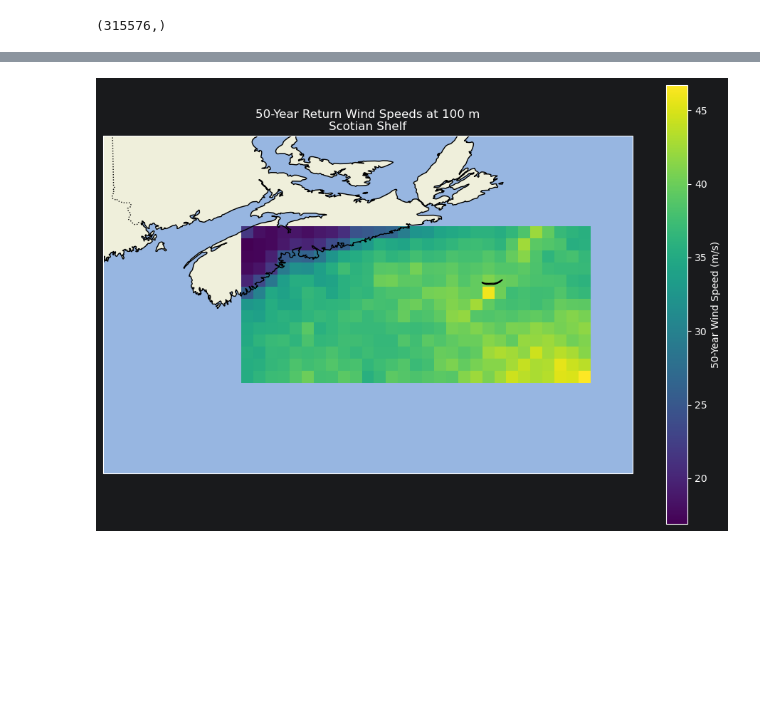
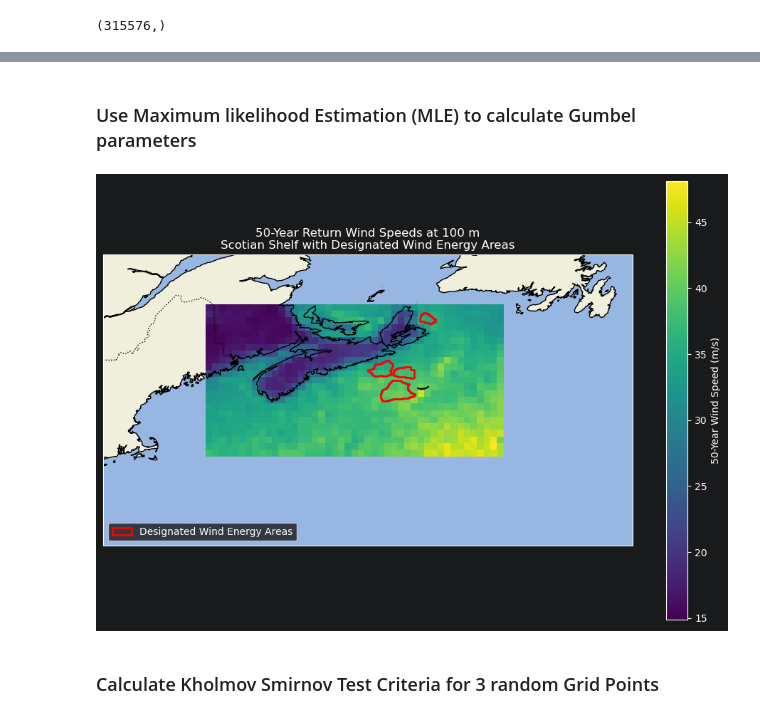
Before and after one commit to Jerjisk/Climate-Data-Analysis, a Jupyter notebook: GEV on Historical ERA5 Data.ipynb, the cells around one changed output, grey strips where cells are left out. Drawn from its saved outputs; the diff is of its cells as text; code cells hidden in the pictures; blank space fills up the shorter version.

Commit message:
Add WEA shapefiles and update wind energy visualization

```diff
--- a/GEV on Historical ERA5 Data.ipynb
+++ b/GEV on Historical ERA5 Data.ipynb
@@ -85,0 +66,2 @@ for i in range(len(lat)):
+# %% [markdown]
+### Use Maximum likelihood Estimation (MLE) to calculate Gumbel parameters
@@ -86,33 +95,86 @@ for i in range(len(lat)):
 # %%
-fig = plt.figure(figsize=(12,8))
+# --------------------------------------------------
+# LOAD DESIGNATED WIND ENERGY AREAS SHAPEFILE
+# --------------------------------------------------
 
+wea = gpd.read_file(
+    r"C:\Users\jerji\PyCharmMiscProject\Data\Designated-WEA\Designated WEA July 29\Designated_WEAs_25_07_29.shp"
+)
+
+# --------------------------------------------------
+# CREATE FIGURE
+# --------------------------------------------------
+
+fig = plt.figure(figsize=(12, 8))
 ax = plt.axes(projection=ccrs.PlateCarree())
 
-# Plot return levels
+# --------------------------------------------------
+# PLOT RETURN LEVEL MAP
+# --------------------------------------------------
+
 mesh = ax.pcolormesh(
     lon,
     lat,
     rl50,
     transform=ccrs.PlateCarree(),
     shading='auto'
 )
 
-# Add coastlines and map features
+# --------------------------------------------------
+# PLOT WIND ENERGY AREAS (Cartopy-safe method)
+# --------------------------------------------------
+
+ax.add_geometries(
+    wea.geometry,
+    crs=ccrs.PlateCarree(),
+    facecolor='none',
+    edgecolor='red',
+    linewidth=2
+)
+
+# --------------------------------------------------
+# MAP FEATURES
+# --------------------------------------------------
+
 ax.coastlines(resolution='10m')
 ax.add_feature(cfeature.LAND)
 ax.add_feature(cfeature.OCEAN)
 ax.add_feature(cfeature.BORDERS, linestyle=':')
 
-# Focus on Nova Scotia / Scotian Shelf
-ax.set_extent([-68, -57, 40, 47])
+# Scotian Shelf extent
+ax.set_extent([-72, -52, 38, 49], crs=ccrs.PlateCarree())
 
-# Colorbar
-cbar = plt.colorbar(mesh, ax=ax)
+# --------------------------------------------------
+# COLORBAR
+# --------------------------------------------------
+
+cbar = plt.colorbar(mesh, ax=ax, orientation='vertical')
 cbar.set_label('50-Year Wind Speed (m/s)')
 
-# Labels/title
-plt.title('50-Year Return Wind Speeds at 100 m\nScotian Shelf')
+# --------------------------------------------------
+# LEGEND (manual, stable)
+# --------------------------------------------------
+
+wea_patch = mpatches.Patch(
+    facecolor='none',
+    edgecolor='red',
+    linewidth=2,
+    label='Designated Wind Energy Areas'
+)
+
+ax.legend(handles=[wea_patch], loc='lower left')
+
+# --------------------------------------------------
+# TITLE
+# --------------------------------------------------
+
+plt.title(
+    '50-Year Return Wind Speeds at 100 m\n'
+    'Scotian Shelf with Designated Wind Energy Areas'
+)
 
 plt.show()
 # %% [output]
-[figure, old version]
+[figure, new version]
+# %% [markdown]
+### Calculate Kholmov Smirnov Test Criteria for 3 random Grid Points
```
Also changed, not shown: parts of 10 cells of this notebook, 11 other files.
